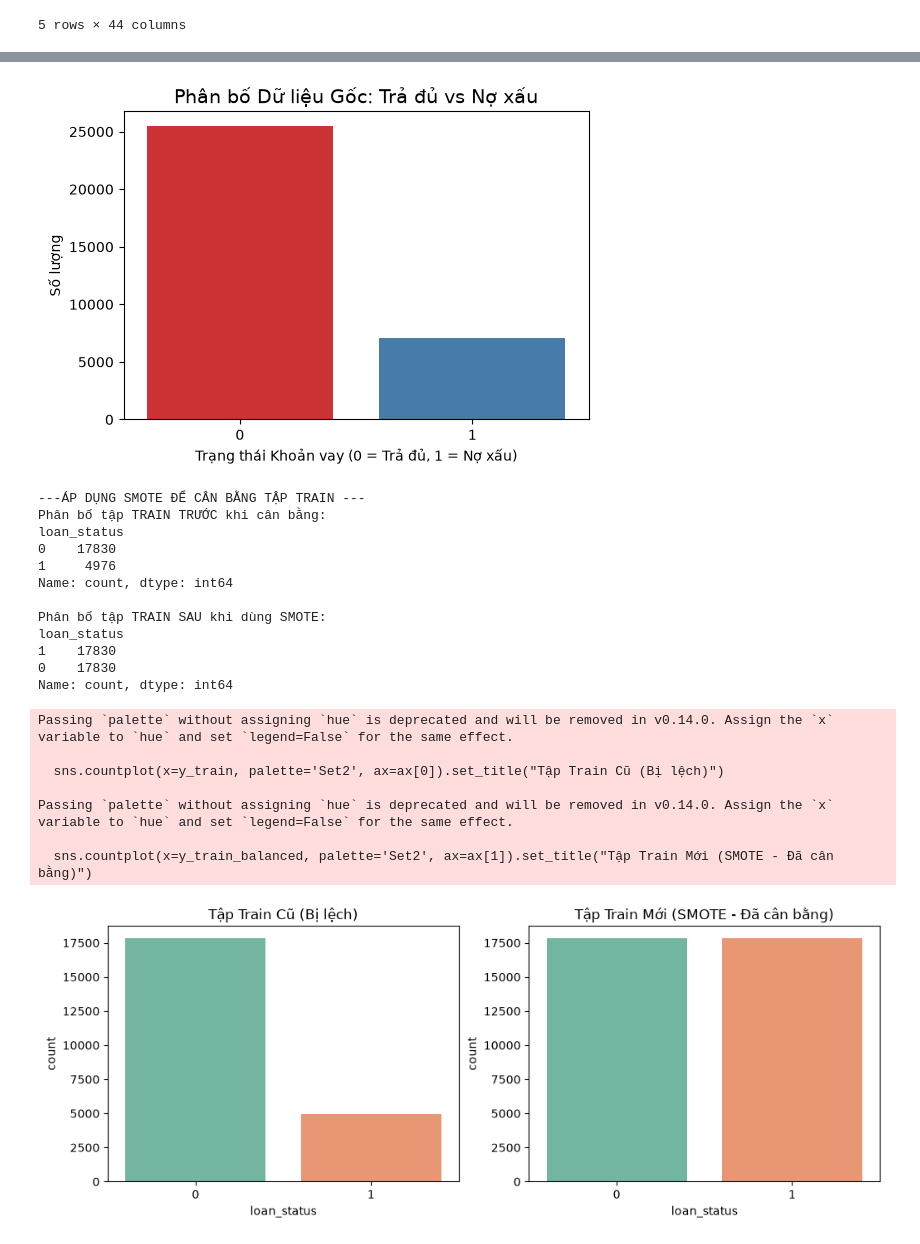
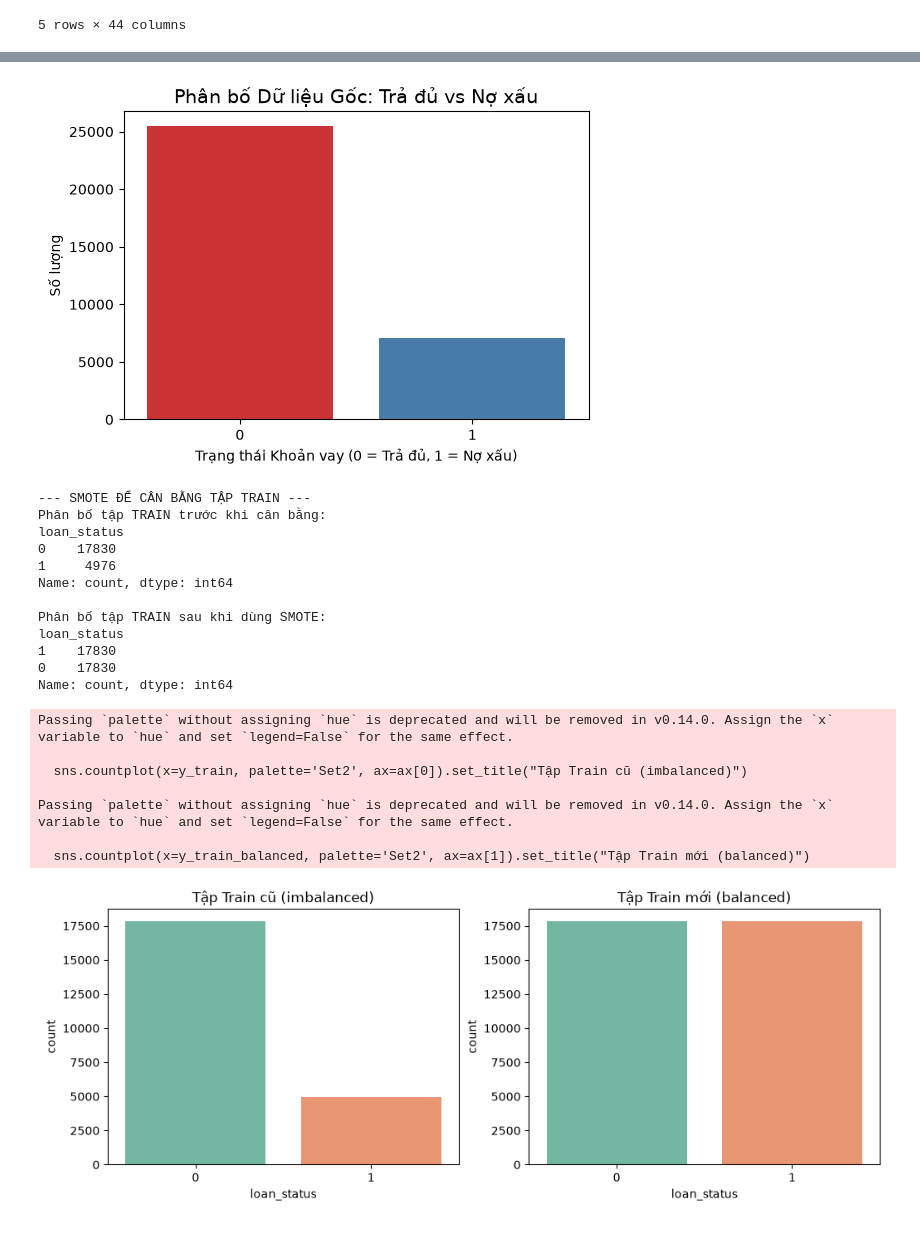
Before and after one commit to bqhbq/Credit-Risk-Management, a Jupyter notebook: normalization.ipynb, the cells around one changed output, grey strips where cells are left out. Cells and saved outputs as stored; diff of their text form; code cells hidden in the pictures.

```diff
--- a/normalization.ipynb
+++ b/normalization.ipynb
@@ -168,7 +168,7 @@ from sklearn.preprocessing import PowerTransformer
 
 print("--- KIỂM TRA PHÂN PHỐI VÀ POWER TRANSFORMATION ---")
 
-threshold_skew = 1.0  # Ngưỡng đánh giá dữ liệu bị lệch nặng
+threshold_skew = 1.0
 pt = PowerTransformer(method='yeo-johnson', standardize=True)
 
 cols_to_transform = []
@@ -177,7 +177,7 @@ X_train_before = X_train.copy()
 for col in numeric_cols:
     # Tính điểm skew trên tập Train
     current_skew = X_train[col].skew()
-    print(f"Đặc trưng '{col}' có điểm Skewness: {current_skew:.2f}")
+    print(f" '{col}' có điểm Skewness: {current_skew:.2f}")
 
     if abs(current_skew) > threshold_skew:
         cols_to_transform.append(col)
@@ -189,7 +189,7 @@ if len(cols_to_transform) > 0:
     sample_col = cols_to_transform[0]
     fig, axes = plt.subplots(1, 2, figsize=(14, 4))
     sns.histplot(X_train[sample_col], bins=30, kde=True, ax=axes[0], color='indianred')
-    axes[0].set_title(f'{sample_col} - Phân phối gốc')
+    axes[0].set_title(f'{sample_col} - Phân phối gốc (bị lệch)')
 
     # HỌC công thức phân phối trên tập Train và BIẾN ĐỔI dữ liệu
     X_train[cols_to_transform] = pt.fit_transform(X_train[cols_to_transform])
@@ -230,8 +230,8 @@ for col in remaining_numeric_cols:
 
         # Biểu đồ sau chuẩn hóa
         sns.histplot(X_train[col], bins=40, kde=True, ax=axes[1], color='mediumpurple')
-        axes[1].set_title(f'{col} - Sau StandardScaler (Đổi trục X)')
-        axes[1].set_xlabel('Giá trị chuẩn hóa (Z-score)')
+        axes[1].set_title(f'{col} - Sau StandardScaler (X)')
+        axes[1].set_xlabel('z-score')
 
         plt.tight_layout()
         plt.show()
@@ -316,49 +316,49 @@ plt.xlabel('Trạng thái Khoản vay (0 = Trả đủ, 1 = Nợ xấu)')
 plt.ylabel('Số lượng')
 plt.show()
 
-print("\n---ÁP DỤNG SMOTE ĐỂ CÂN BẰNG TẬP TRAIN ---")
+print("\n--- SMOTE ĐỂ CÂN BẰNG TẬP TRAIN ---")
 
 smote = SMOTE(random_state=42)
 
 X_train_balanced, y_train_balanced = smote.fit_resample(X_train, y_train)
 
 # Kiểm tra lại kết quả sau khi dùng SMOTE
-print("Phân bố tập TRAIN TRƯỚC khi cân bằng:")
+print("Phân bố tập TRAIN trước khi cân bằng:")
 print(y_train.value_counts())
 
-print("\nPhân bố tập TRAIN SAU khi dùng SMOTE:")
+print("\nPhân bố tập TRAIN sau khi dùng SMOTE:")
 print(y_train_balanced.value_counts())
 
 # Vẽ biểu đồ so sánh trên tập Train
 fig, ax = plt.subplots(1, 2, figsize=(12, 4))
-sns.countplot(x=y_train, palette='Set2', ax=ax[0]).set_title("Tập Train Cũ (Bị lệch)")
-sns.countplot(x=y_train_balanced, palette='Set2', ax=ax[1]).set_title("Tập Train Mới (SMOTE - Đã cân bằng)")
+sns.countplot(x=y_train, palette='Set2', ax=ax[0]).set_title("Tập Train cũ (imbalanced)")
+sns.countplot(x=y_train_balanced, palette='Set2', ax=ax[1]).set_title("Tập Train mới (balanced)")
 plt.show()
 # %% [output]
 --- PHÂN BỐ DỮ LIỆU BIẾN MỤC TIÊU ---
 Số lượng Trả đủ (0): 25473 (78.18%)
 Số lượng Nợ xấu (1): 7108 (21.82%)
 Passing `palette` without assigning `hue` is deprecated and will be removed in v0.14.0. Assign the `x` variable to `hue` and set `legend=False` for the same effect.
 
   sns.countplot(x=y, palette='Set1')
 [figure]
----ÁP DỤNG SMOTE ĐỂ CÂN BẰNG TẬP TRAIN ---
-Phân bố tập TRAIN TRƯỚC khi cân bằng:
+--- SMOTE ĐỂ CÂN BẰNG TẬP TRAIN ---
+Phân bố tập TRAIN trước khi cân bằng:
 loan_status
 0    17830
 1     4976
 Name: count, dtype: int64
 
-Phân bố tập TRAIN SAU khi dùng SMOTE:
+Phân bố tập TRAIN sau khi dùng SMOTE:
 loan_status
 1    17830
 0    17830
 Name: count, dtype: int64
 Passing `palette` without assigning `hue` is deprecated and will be removed in v0.14.0. Assign the `x` variable to `hue` and set `legend=False` for the same effect.
 
-  sns.countplot(x=y_train, palette='Set2', ax=ax[0]).set_title("Tập Train Cũ (Bị lệch)")
+  sns.countplot(x=y_train, palette='Set2', ax=ax[0]).set_title("Tập Train cũ (imbalanced)")
 
 Passing `palette` without assigning `hue` is deprecated and will be removed in v0.14.0. Assign the `x` variable to `hue` and set `legend=False` for the same effect.
 
-  sns.countplot(x=y_train_balanced, palette='Set2', ax=ax[1]).set_title("Tập Train Mới (SMOTE - Đã cân bằng)")
+  sns.countplot(x=y_train_balanced, palette='Set2', ax=ax[1]).set_title("Tập Train mới (balanced)")
-[figure, old version]
+[figure, new version]
```
Also changed, not shown: parts of 5 cells of this notebook, 7 other files.
